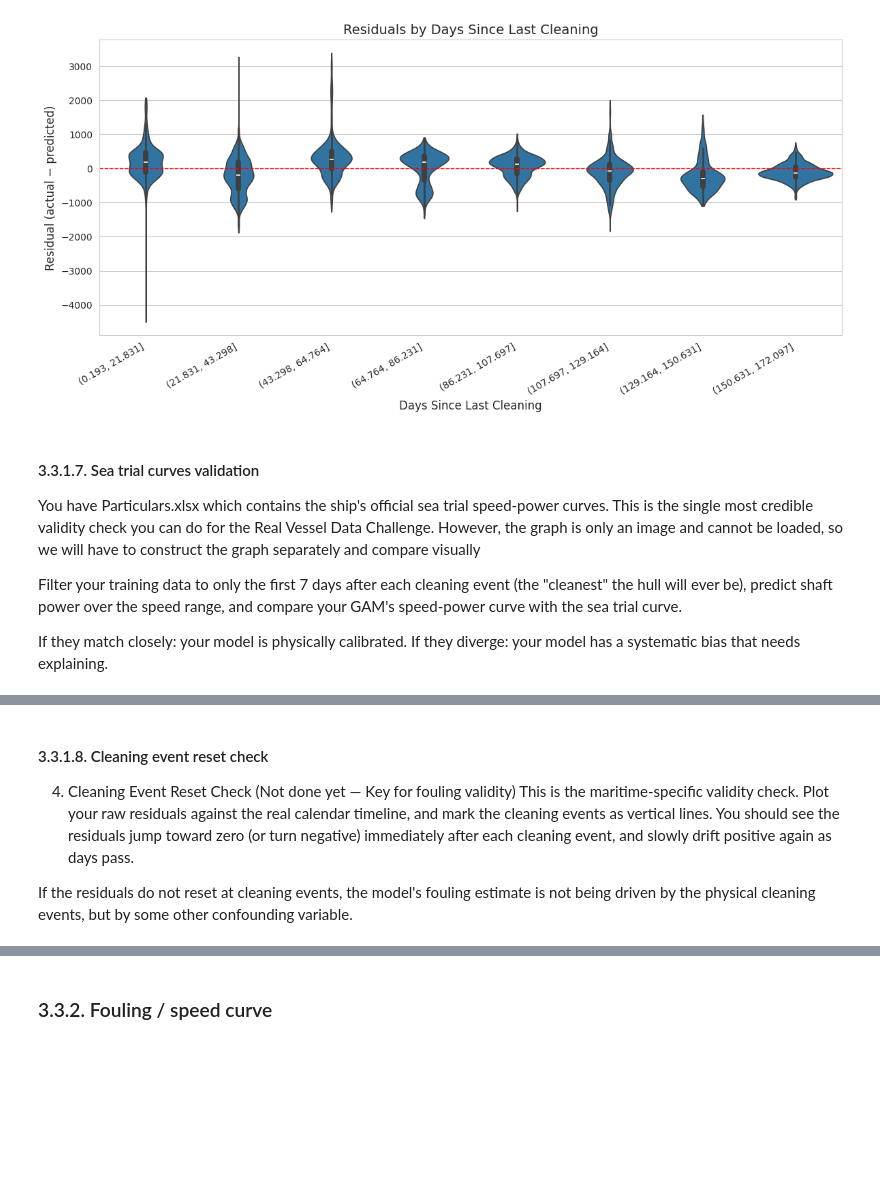
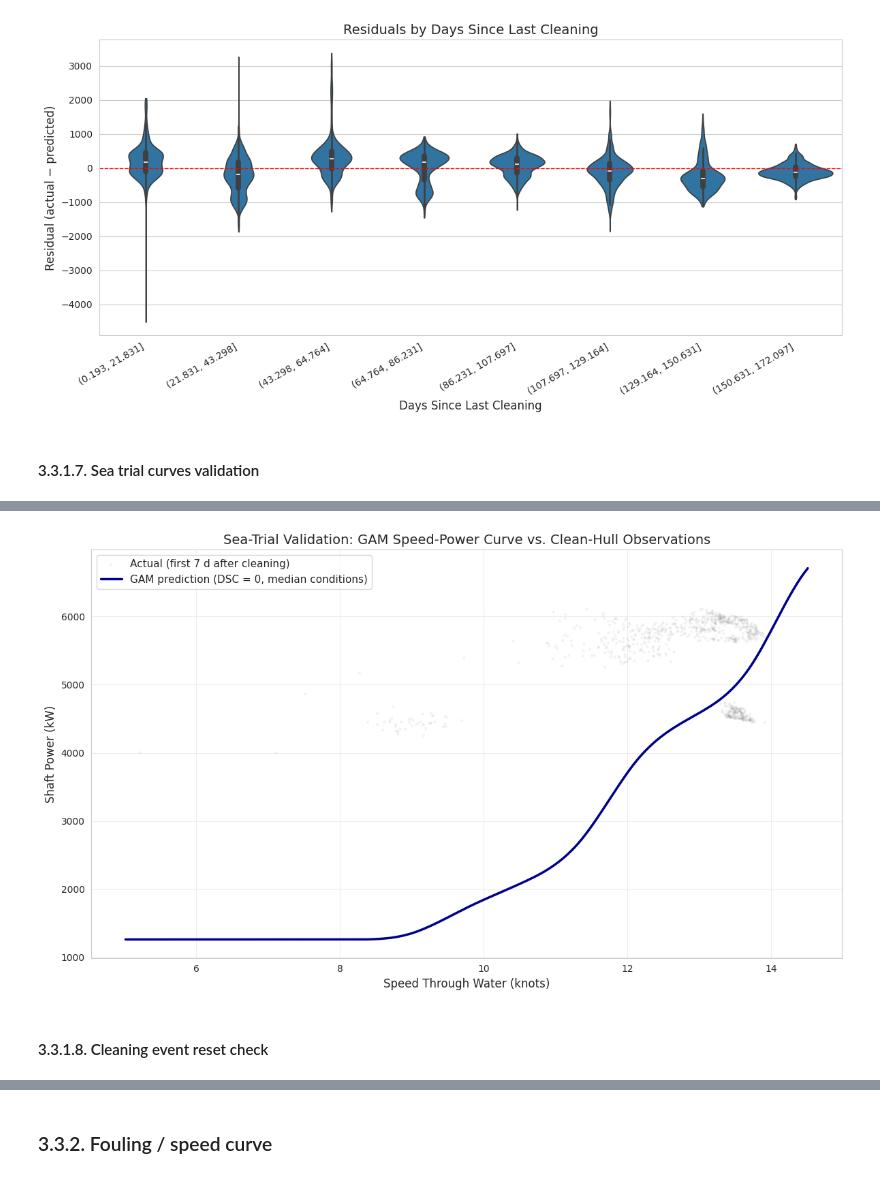
Before and after one commit to AugustBjerg/Master-s-thesis, a Jupyter notebook: code/modelling/notebooks/Power_GAM_v_RF.ipynb, the cells around one changed output, grey strips where cells are left out. Saved outputs shown, nothing was run; the diff lists cells and outputs as text; code cells hidden in the pictures; blank space fills up the shorter version.

Commit message:
WIP - GAM validation

```diff
--- a/code/modelling/notebooks/Power_GAM_v_RF.ipynb
+++ b/code/modelling/notebooks/Power_GAM_v_RF.ipynb
@@ -814,9 +800,67 @@ plot_residual_boxplots(
 [figure]
 # %% [markdown]
 #### 3.3.1.7. Sea trial curves validation
-
-You have Particulars.xlsx which contains the ship's official sea trial speed-power curves. This is the single most credible validity check you can do for the Real Vessel Data Challenge. However, the graph is only an image and cannot be loaded, so we will have to construct the graph separately and compare visually
-
-Filter your training data to only the first 7 days after each cleaning event (the "cleanest" the hull will ever be), predict shaft power over the speed range, and compare your GAM's speed-power curve with the sea trial curve.
-
-If they match closely: your model is physically calibrated. If they diverge: your model has a systematic bias that needs explaining.
+# %%
+# --- 3.3.1.7  Sea Trial Curves Validation ---
+# Compare the GAM's speed-power curve (at a clean-hull baseline) against
+# actual observations from the first 7 days after each cleaning event.
+
+CLEANING_DATES = [
+    pd.Timestamp("2024-01-04", tz="UTC"),
+    pd.Timestamp("2024-07-10", tz="UTC"),
+]
+CLEAN_HULL_DAYS = 7  # only keep the first N days after each cleaning
+
+# 1. Identify rows within `CLEAN_HULL_DAYS` of any cleaning event
+clean_hull_mask = model_df["Days Since Last Cleaning"] <= CLEAN_HULL_DAYS
+clean_df = model_df[clean_hull_mask].copy()
+logger.info(f"Rows within {CLEAN_HULL_DAYS} days of a cleaning event: {len(clean_df):,}")
+
+# 2. Build a synthetic "sea trial" prediction from the GAM
+#    Hold every variable at its typical (median) value except speed, and set DSC = 0.
+speed_range = np.linspace(
+    X_train[speed_variable].min(),
+    X_train[speed_variable].max(),
+    200,
+)
+
+sea_trial_rows = []
+for spd in speed_range:
+    row = {feat: X_train[feat].median() for feat in all_predictive_variables}
+    row[speed_variable] = spd
+    row[dsc_variable] = 0  # perfectly clean hull
+    sea_trial_rows.append(row)
+
+sea_trial_df = pd.DataFrame(sea_trial_rows)
+sea_trial_df["Predicted Shaft Power"] = gam_pipeline.predict(sea_trial_df[all_predictive_variables])
+
+# 3. Also predict on the real clean-hull observations for comparison
+clean_pred = gam_pipeline.predict(clean_df[all_predictive_variables])
+
+# 4. Plot
+fig, ax = plt.subplots(figsize=(12, 7))
+
+# Scatter: actual observations from the clean-hull period
+ax.scatter(
+    clean_df[speed_variable],
+    clean_df[TARGET_COLUMN],
+    alpha=0.10, s=8, edgecolors="none", color="grey",
+    label=f"Actual (first {CLEAN_HULL_DAYS} d after cleaning)",
+)
+
+# Line: GAM prediction at DSC = 0 (synthetic sea-trial curve)
+ax.plot(
+    sea_trial_df[speed_variable],
+    sea_trial_df["Predicted Shaft Power"],
+    color="darkblue", linewidth=2.5,
+    label="GAM prediction (DSC = 0, median conditions)",
+)
+
+ax.set_title("Sea-Trial Validation: GAM Speed-Power Curve vs. Clean-Hull Observations", fontsize=14)
+ax.set_xlabel("Speed Through Water (knots)", fontsize=12)
+ax.set_ylabel("Shaft Power (kW)", fontsize=12)
+ax.legend(fontsize=11)
+ax.grid(True, alpha=0.3)
+plt.tight_layout()
+plt.show()
+# %% [output]
@@ -823,7 +868,3 @@ If they match closely: your model is physically calibrated. If they diverge: you
+[figure, added]
 # %% [markdown]
 #### 3.3.1.8. Cleaning event reset check
-
-4. Cleaning Event Reset Check (Not done yet — Key for fouling validity)
-This is the maritime-specific validity check. Plot your raw residuals against the real calendar timeline, and mark the cleaning events as vertical lines. You should see the residuals jump toward zero (or turn negative) immediately after each cleaning event, and slowly drift positive again as days pass.
-
-If the residuals do not reset at cleaning events, the model's fouling estimate is not being driven by the physical cleaning events, but by some other confounding variable.
```
Also changed, not shown: parts of 24 cells of this notebook, 1 other file.
